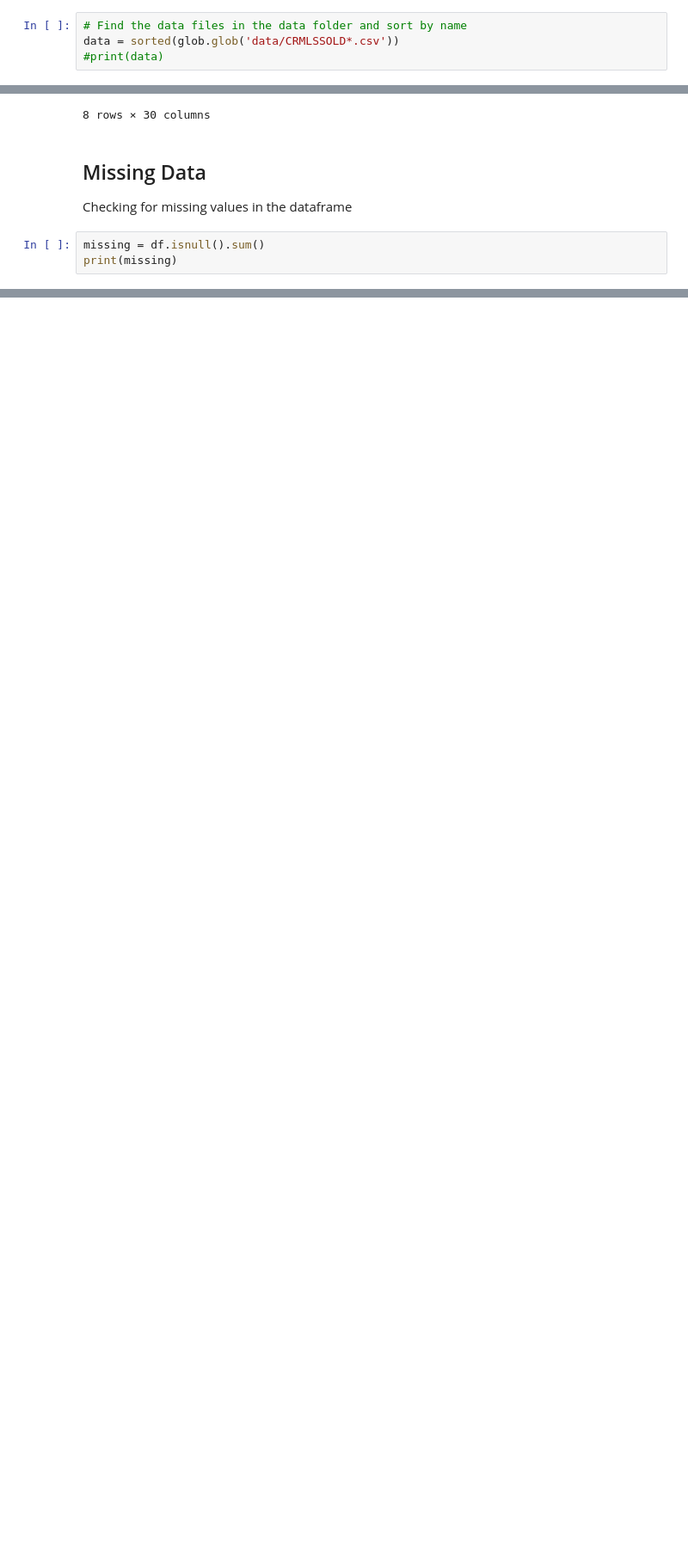
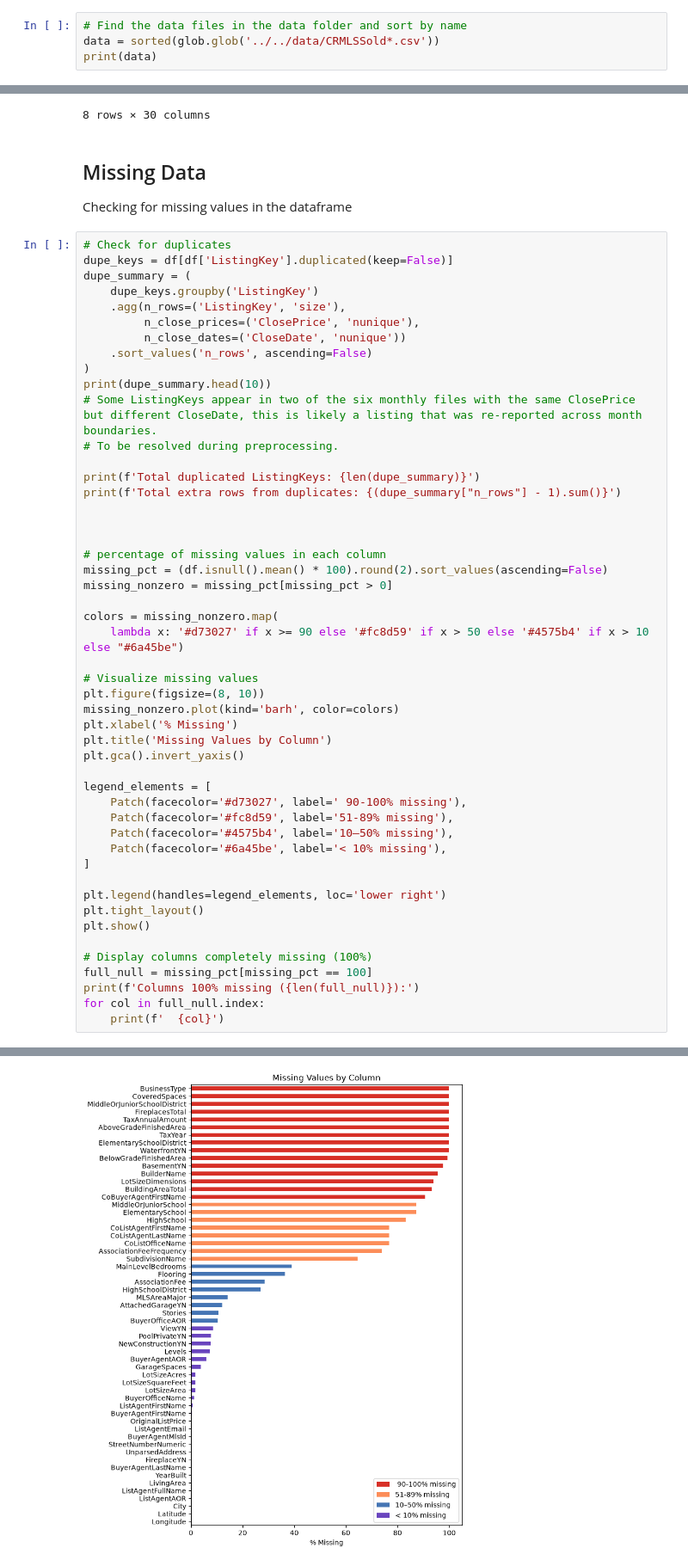
Before and after one commit to iviang/IDX-Exchange-DS-2026, a Jupyter notebook: Deliverables/Week 2/01_exploration.ipynb, the cells around one changed output, grey strips where cells are left out. Shown at 86% size. Cells and saved outputs as stored; diff of their text form; blank space fills up the shorter version.

```diff
--- a/Deliverables/Week 2/01_exploration.ipynb
+++ b/Deliverables/Week 2/01_exploration.ipynb
@@ -15,5 +16,5 @@ import matplotlib.pyplot as plt
 Dataset: Recent 6 Months of CRMLSSold files from /raw/California (202512, ... , 202605)
 # %%
 # Find the data files in the data folder and sort by name
-data = sorted(glob.glob('data/CRMLSSOLD*.csv'))
-#print(data)
+data = sorted(glob.glob('../../data/CRMLSSold*.csv'))
+print(data)
@@ -103,6 +106,52 @@ memory usage: 36.7+ MB
 ## Missing Data
 Checking for missing values in the dataframe
 # %%
-missing = df.isnull().sum()
-print(missing)
+# Check for duplicates
+dupe_keys = df[df['ListingKey'].duplicated(keep=False)]
+dupe_summary = (
+    dupe_keys.groupby('ListingKey')
+    .agg(n_rows=('ListingKey', 'size'),
+         n_close_prices=('ClosePrice', 'nunique'),
+         n_close_dates=('CloseDate', 'nunique'))
+    .sort_values('n_rows', ascending=False)
+)
+print(dupe_summary.head(10))
+# Some ListingKeys appear in two of the six monthly files with the same ClosePrice but different CloseDate, this is likely a listing that was re-reported across month boundaries.
+# To be resolved during preprocessing.
+
+print(f'Total duplicated ListingKeys: {len(dupe_summary)}')
+print(f'Total extra rows from duplicates: {(dupe_summary["n_rows"] - 1).sum()}')
+
+
+
+# percentage of missing values in each column
+missing_pct = (df.isnull().mean() * 100).round(2).sort_values(ascending=False)
+missing_nonzero = missing_pct[missing_pct > 0]
+
+colors = missing_nonzero.map(
+    lambda x: '#d73027' if x >= 90 else '#fc8d59' if x > 50 else '#4575b4' if x > 10 else "#6a45be")
+
+# Visualize missing values
+plt.figure(figsize=(8, 10))
+missing_nonzero.plot(kind='barh', color=colors)
+plt.xlabel('% Missing')
+plt.title('Missing Values by Column')
+plt.gca().invert_yaxis()
+
+legend_elements = [
+    Patch(facecolor='#d73027', label=' 90-100% missing'),
+    Patch(facecolor='#fc8d59', label='51-89% missing'),
+    Patch(facecolor='#4575b4', label='10–50% missing'),
+    Patch(facecolor='#6a45be', label='< 10% missing'),
+]
+
+plt.legend(handles=legend_elements, loc='lower right')
+plt.tight_layout()
+plt.show()
+
+# Display columns completely missing (100%)
+full_null = missing_pct[missing_pct == 100]
+print(f'Columns 100% missing ({len(full_null)}):')
+for col in full_null.index:
+    print(f'  {col}')
 # %% [output]
@@ -120,0 +172 @@ Length: 78, dtype: int64
+[figure, added]
```
Also changed, not shown: parts of 6 cells of this notebook, 1 other file.
